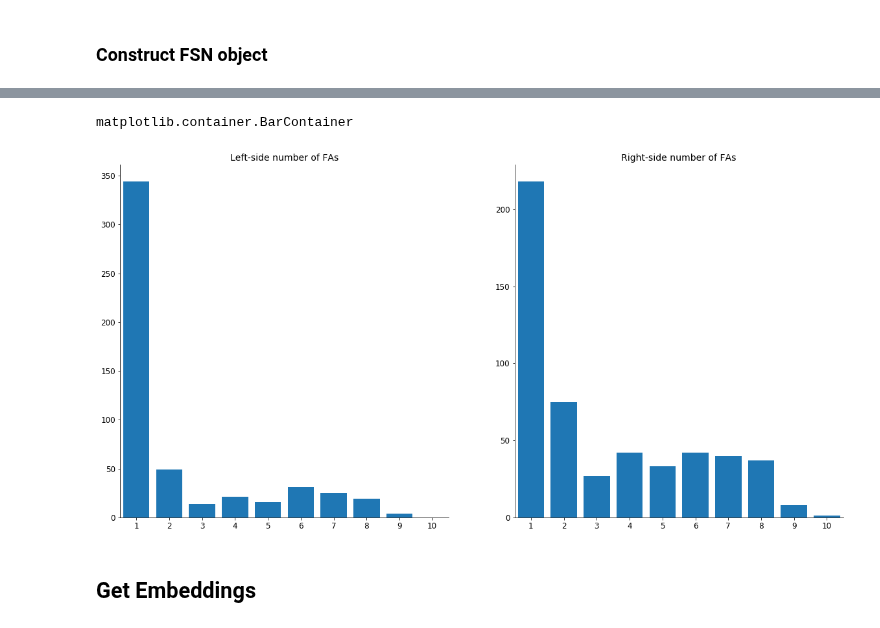
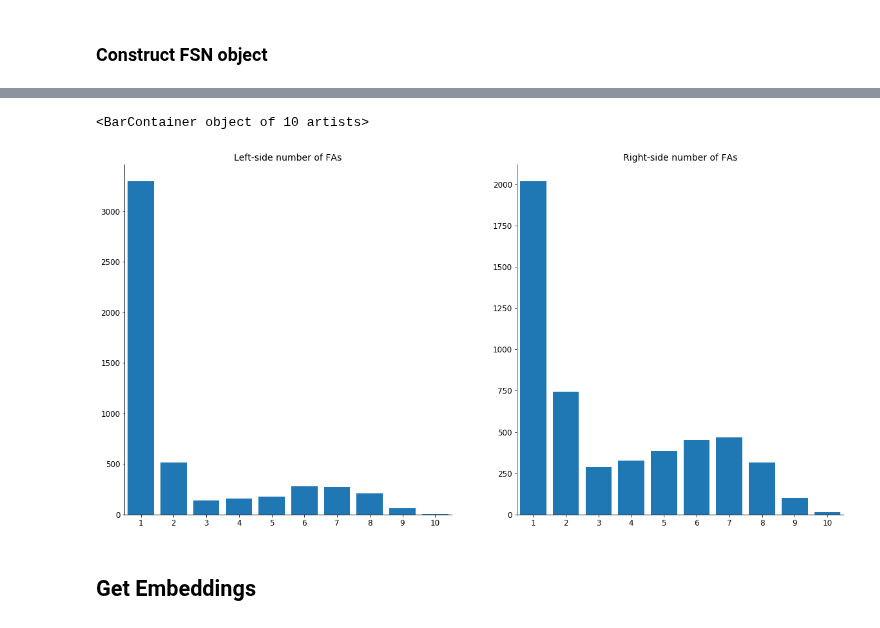
Before and after one commit to AlexWorldD/NetEmbs, a Jupyter notebook: RefactorMe.ipynb, the cells around one changed output, grey strips where cells are left out. Saved outputs shown, nothing was run; the diff lists cells and outputs as text; code cells hidden in the pictures.

```diff
--- a/RefactorMe.ipynb
+++ b/RefactorMe.ipynb
@@ -15,7 +15,7 @@ Working directory is  UvA/Refactoring/verMetaDiff_dirCOMBI_walks30_pressure10_/w
 # %% [markdown]
 ## Upload data as Journal Entries
 # %%
-data = upload_data(DB_PATH, limit=3000)
+data = upload_data(DB_PATH, limit=None)
 journal_truth = upload_journal_entries(DB_PATH)[["ID", "GroundTruth", "Time"]]
 # %%
 d = data_preprocessing(data)
@@ -36,10 +36,10 @@ I0803 20:31:11.239590 4633712064 graph.py:55] Number of Business processes nodes
 set_font()
 # draw_fsn(fsn, add_node_labels=False)
 # %%
-type(draw.financial_accounts_histograms(d))
+draw.financial_accounts_histograms(d)
 # %% [output]
-matplotlib.container.BarContainer
+<BarContainer object of 10 artists>
-[figure, old version]
+[figure, new version]
 # %% [markdown]
 ## Get Embeddings
 # %%
```
Also changed, not shown: parts of 13 cells of this notebook, 11 other files.
